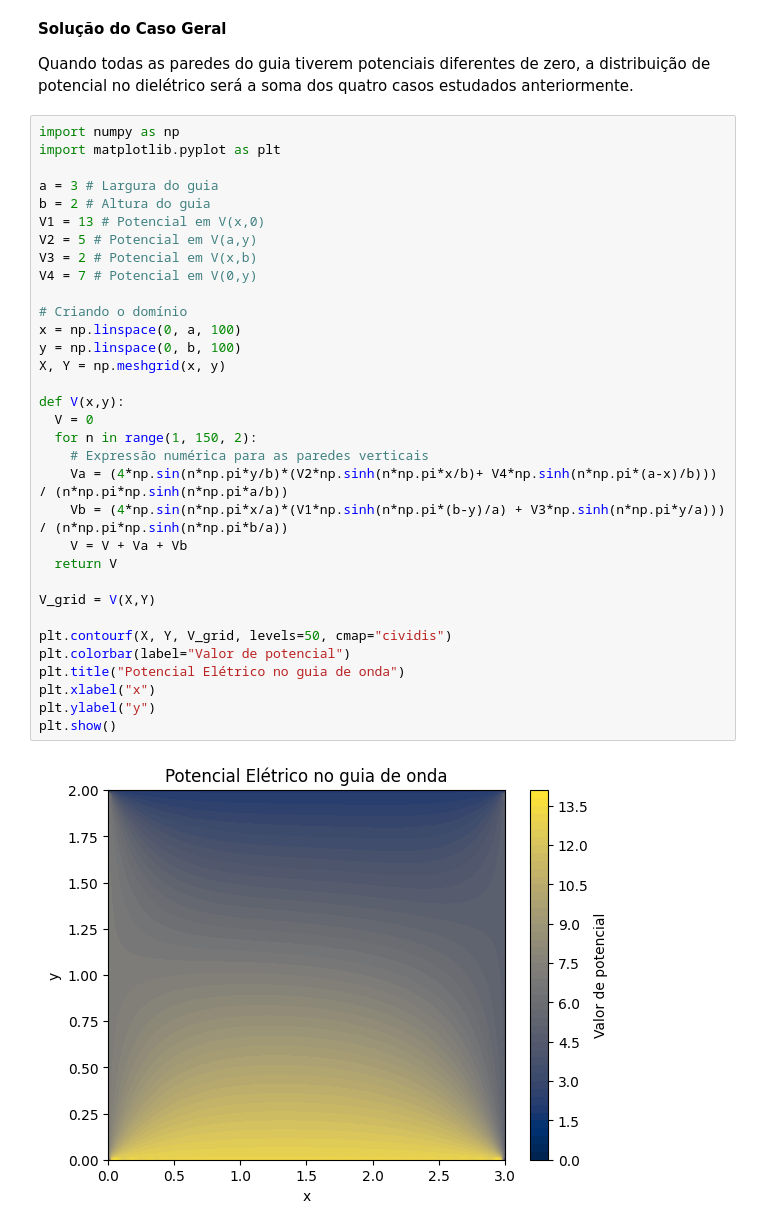
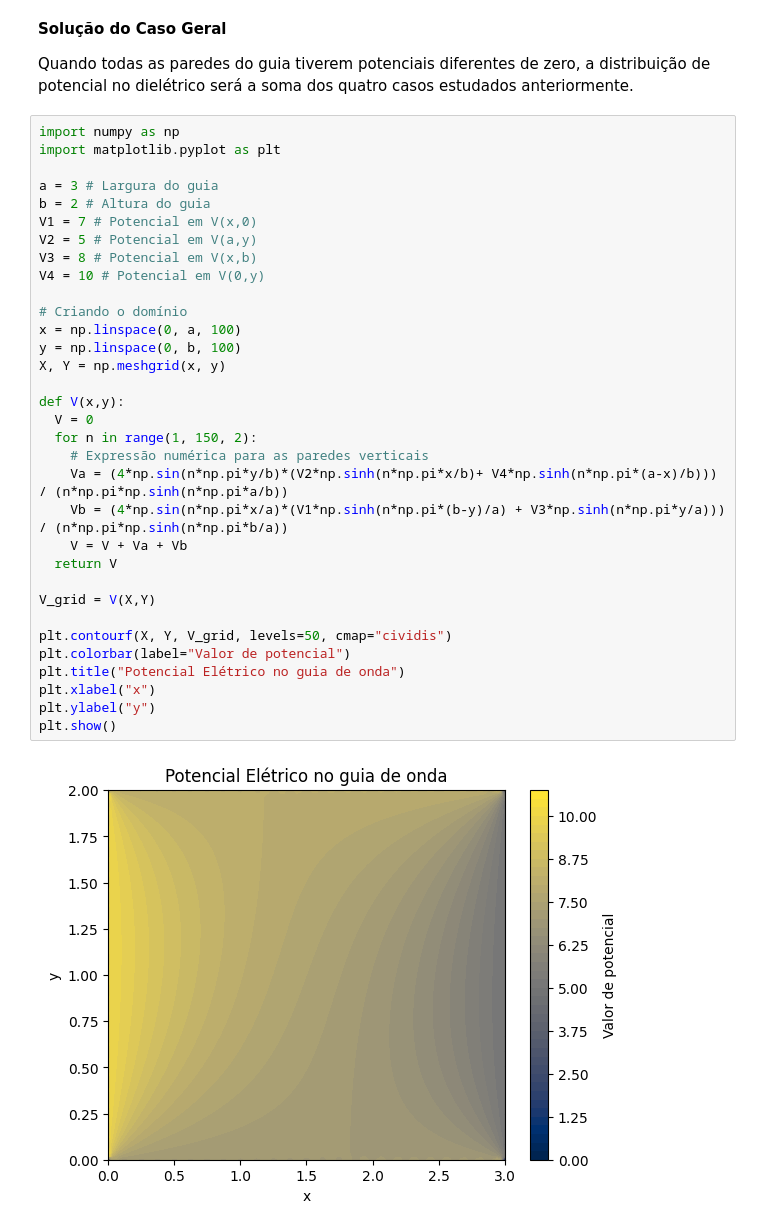
Before and after one commit to marianaufcg/Capacitacao, a Jupyter notebook: atividade4.ipynb, the cells around one changed output. Drawn from its saved outputs; the diff is of its cells as text.

```diff
--- a/atividade4.ipynb
+++ b/atividade4.ipynb
@@ -516,34 +517,34 @@ Quando todas as paredes do guia tiverem potenciais diferentes de zero, a distrib
 import numpy as np
 import matplotlib.pyplot as plt
 
 a = 3 # Largura do guia
 b = 2 # Altura do guia
-V1 = 13 # Potencial em V(x,0)
+V1 = 7 # Potencial em V(x,0)
 V2 = 5 # Potencial em V(a,y)
-V3 = 2 # Potencial em V(x,b)
-V4 = 7 # Potencial em V(0,y)
+V3 = 8 # Potencial em V(x,b)
+V4 = 10 # Potencial em V(0,y)
 
 # Criando o domínio
 x = np.linspace(0, a, 100)
 y = np.linspace(0, b, 100)
 X, Y = np.meshgrid(x, y)
 
 def V(x,y):
   V = 0
   for n in range(1, 150, 2):
     # Expressão numérica para as paredes verticais
     Va = (4*np.sin(n*np.pi*y/b)*(V2*np.sinh(n*np.pi*x/b)+ V4*np.sinh(n*np.pi*(a-x)/b))) / (n*np.pi*np.sinh(n*np.pi*a/b))
     Vb = (4*np.sin(n*np.pi*x/a)*(V1*np.sinh(n*np.pi*(b-y)/a) + V3*np.sinh(n*np.pi*y/a))) / (n*np.pi*np.sinh(n*np.pi*b/a))
     V = V + Va + Vb
   return V
 
 V_grid = V(X,Y)
 
 plt.contourf(X, Y, V_grid, levels=50, cmap="cividis")
 plt.colorbar(label="Valor de potencial")
 plt.title("Potencial Elétrico no guia de onda")
 plt.xlabel("x")
 plt.ylabel("y")
 plt.show()
 # %% [output]
-[figure, old version]
+[figure, new version]
```
Also changed, not shown: parts of 1 cell of this notebook.
